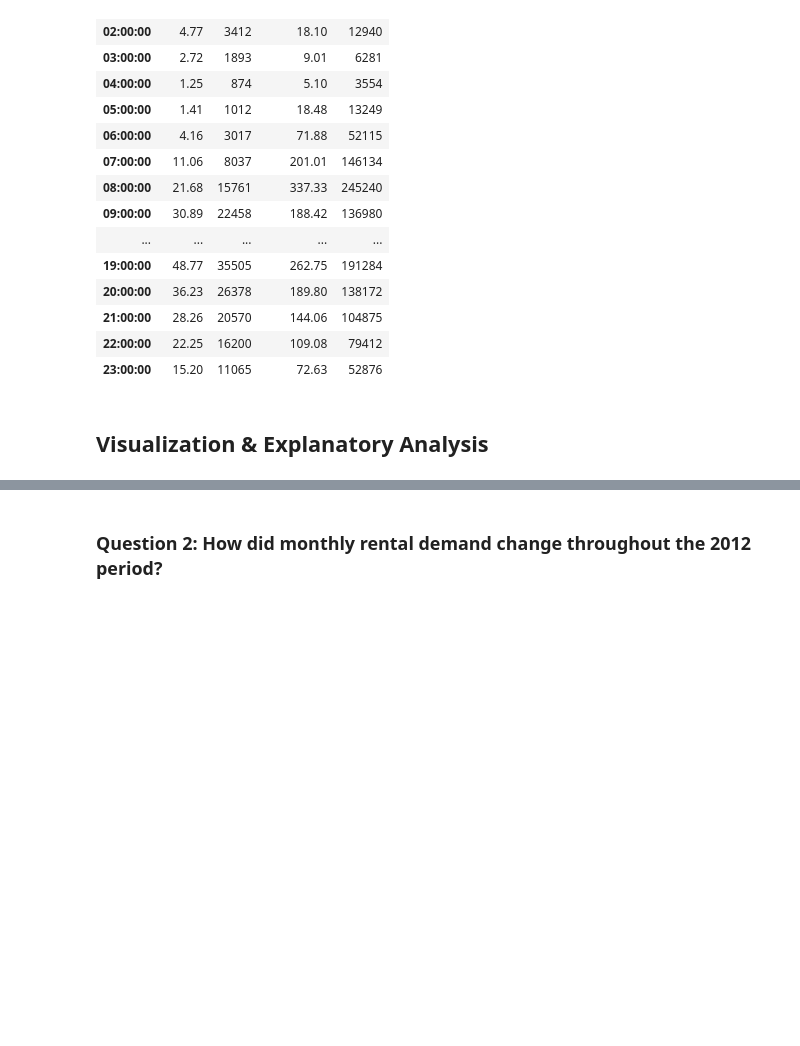
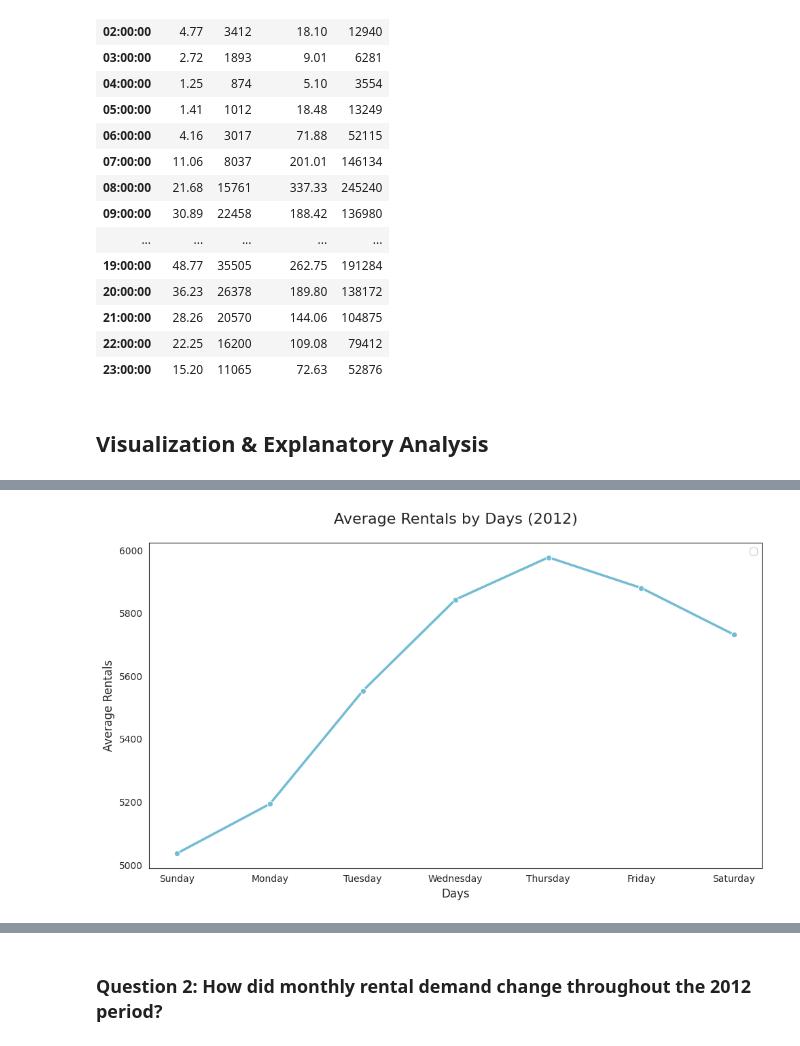
Before and after one commit to muchammadwr/bike-sharing-demand-analysis, a Jupyter notebook: submission/Proyek_Analisis_Data.ipynb, the cells around one changed output, grey strips where cells are left out. Cells and saved outputs as stored; diff of their text form; code cells hidden in the pictures; blank space fills up the shorter version.

```diff
--- a/submission/Proyek_Analisis_Data.ipynb
+++ b/submission/Proyek_Analisis_Data.ipynb
@@ -904,0 +898,11 @@ hourly_df.groupby("hour").agg(
+# %%
+# Average and Total rentals by days in 2012
+day_order = [
+    "Sunday", "Monday", "Tuesday", "Wednesday",
+    "Thursday", "Friday", "Saturday"
+]
+
+daily_2012 = daily_df[daily_df['year'] == 2012]
+daily_stats_2012 = daily_2012.groupby('weekday')['count'].agg(['mean', 'sum']).round(2).reset_index()
+daily_stats_2012.columns = ['days', 'average_rentals', 'total_rentals']
+daily_stats_2012.sort_values(by='average_rentals', ascending=False)
@@ -904,0 +918,18 @@ hourly_df.groupby("hour").agg(
+# %%
+# Visualization of Average Rentals by Hours in 2012 - Line Chart
+fig, ax = plt.subplots(figsize=(10, 6))
+sns.set_style("white")
+
+# Line chart
+sns.lineplot(data=daily_stats_2012, x='days', y='average_rentals', marker='o', color='#72BCD4', linewidth=2.5, ax=ax)
+
+ax.set_xlabel('Days', fontsize=12)
+ax.set_ylabel('Average Rentals', fontsize=12)
+
+plt.title('Average Rentals by Days (2012)', fontsize=16, pad=20)
+
+ax.legend()
+plt.tight_layout()
+plt.show()
+# %% [output]
+[figure, added]
```
Also changed, not shown: parts of 52 cells of this notebook.
